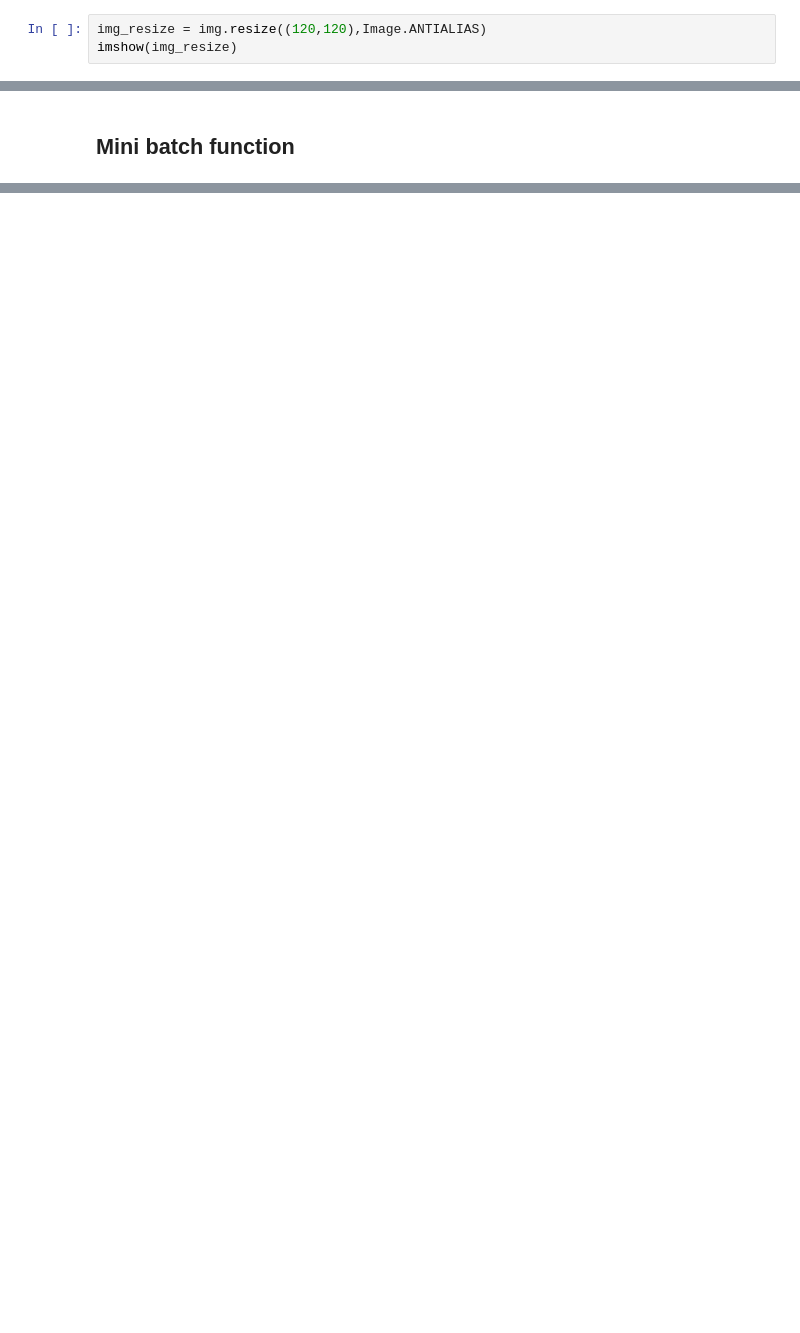
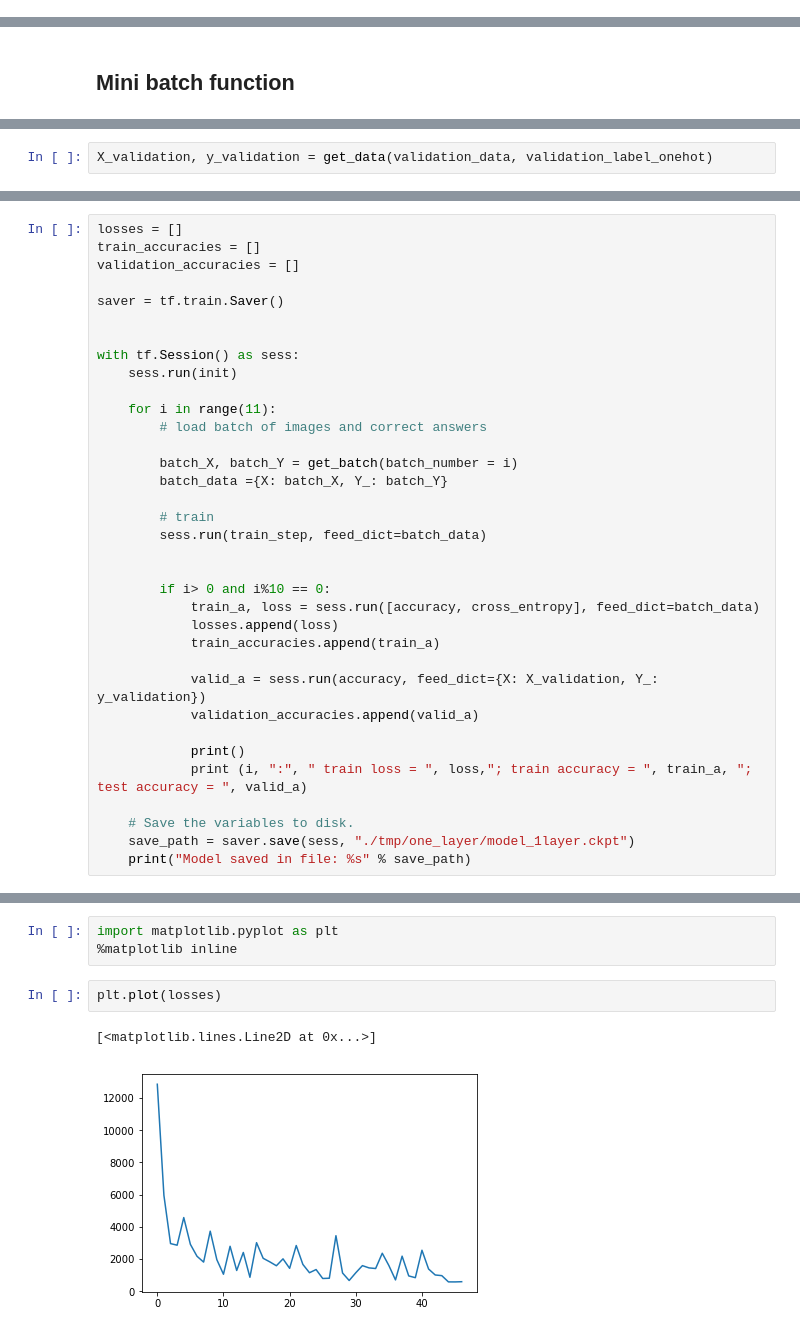
Before and after one commit to tcnguyen/ASL-Letters-Recognition, a Jupyter notebook: ASL Fingerprint Classification.ipynb, the cells around one changed output, grey strips where cells are left out. Cells and saved outputs as stored; diff of their text form; blank space fills up the shorter version.

Commit message:
add one layer model and checkpoints

```diff
--- a/ASL Fingerprint Classification.ipynb
+++ b/ASL Fingerprint Classification.ipynb
@@ -108,3 +101,0 @@ img.size
-# %%
-img_resize = img.resize((120,120),Image.ANTIALIAS)
-imshow(img_resize)
@@ -221,0 +164,2 @@ array([[[ 47.82263889,  49.38173611,  45.63895833],
+# %%
+X_validation, y_validation = get_data(validation_data, validation_label_onehot)
@@ -221,0 +206,35 @@ array([[[ 47.82263889,  49.38173611,  45.63895833],
+# %%
+losses = []
+train_accuracies = []
+validation_accuracies = []
+
+saver = tf.train.Saver()
+
+
+with tf.Session() as sess:
+    sess.run(init)
+
+    for i in range(11):
+        # load batch of images and correct answers
+
+        batch_X, batch_Y = get_batch(batch_number = i)
+        batch_data ={X: batch_X, Y_: batch_Y}
+
+        # train
+        sess.run(train_step, feed_dict=batch_data)
+
+
+        if i> 0 and i%10 == 0:
+            train_a, loss = sess.run([accuracy, cross_entropy], feed_dict=batch_data)
+            losses.append(loss)
+            train_accuracies.append(train_a)
+
+            valid_a = sess.run(accuracy, feed_dict={X: X_validation, Y_: y_validation})
+            validation_accuracies.append(valid_a)
+
+            print()
+            print (i, ":", " train loss = ", loss,"; train accuracy = ", train_a, "; test accuracy = ", valid_a)
+
+    # Save the variables to disk.
+    save_path = saver.save(sess, "./tmp/one_layer/model_1layer.ckpt")
+    print("Model saved in file: %s" % save_path)
@@ -221,0 +255,8 @@ array([[[ 47.82263889,  49.38173611,  45.63895833],
+# %%
+import matplotlib.pyplot as plt
+%matplotlib inline
+# %%
+plt.plot(losses)
+# %% [output]
+[<matplotlib.lines.Line2D at 0x...>]
+[figure, added]
```
Also changed, not shown: parts of 21 cells of this notebook.
